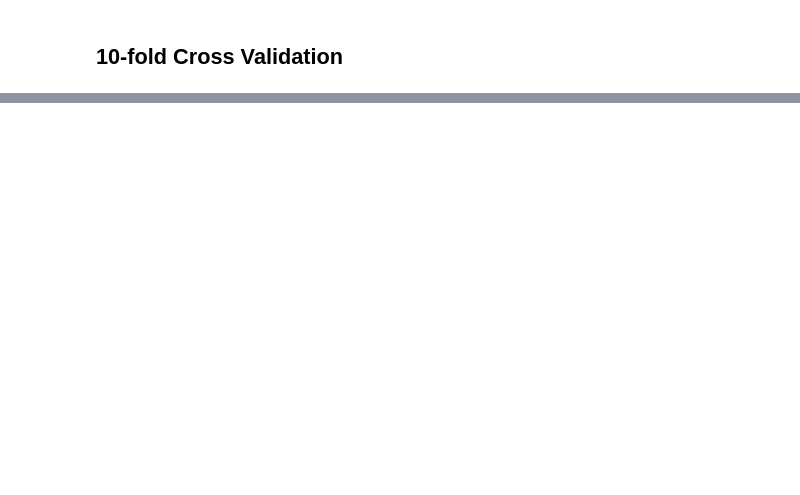
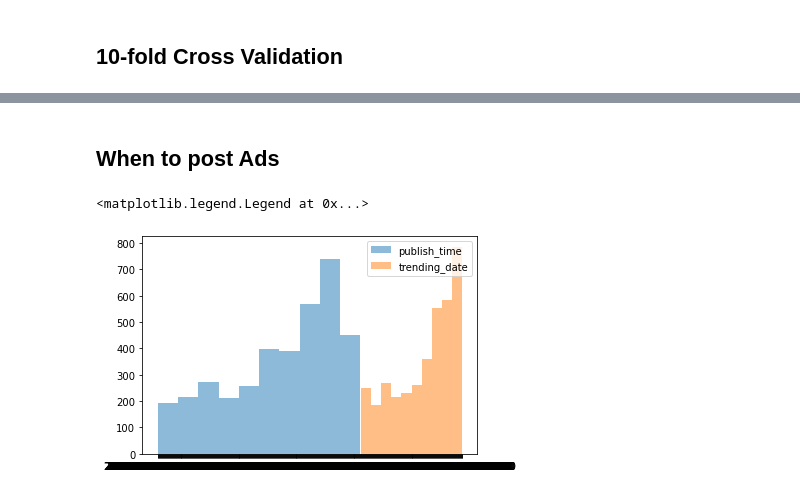
Before and after one commit to julialu-nini/ds-youtube-project, a Jupyter notebook: YouTube videos EDA.ipynb, the cells around one changed output, grey strips where cells are left out. Cells and saved outputs as stored; diff of their text form; code cells hidden in the pictures; blank space fills up the shorter version.

```diff
--- a/YouTube videos EDA.ipynb
+++ b/YouTube videos EDA.ipynb
@@ -256,0 +213,11 @@ score.mean()
+# %% [markdown]
+## When to post Ads
+# %%
+popular = videos[(videos['snippet.title']=='Music') & (videos['views']>=1000000)]
+# %%
+plt.hist(popular['publish_time'], alpha=0.5, label='publish_time')
+plt.hist(popular['trending_date'], alpha=0.5, label='trending_date')
+plt.legend(loc='upper right')
+# %% [output]
+<matplotlib.legend.Legend at 0x...>
+[figure, added]
```
Also changed, not shown: parts of 16 cells of this notebook.
